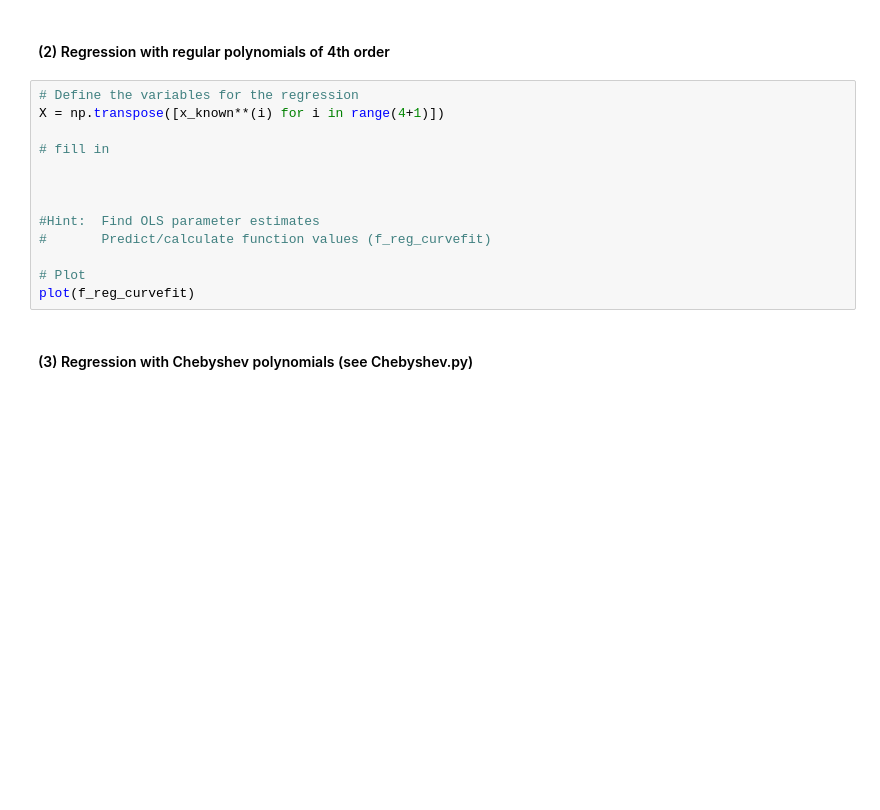
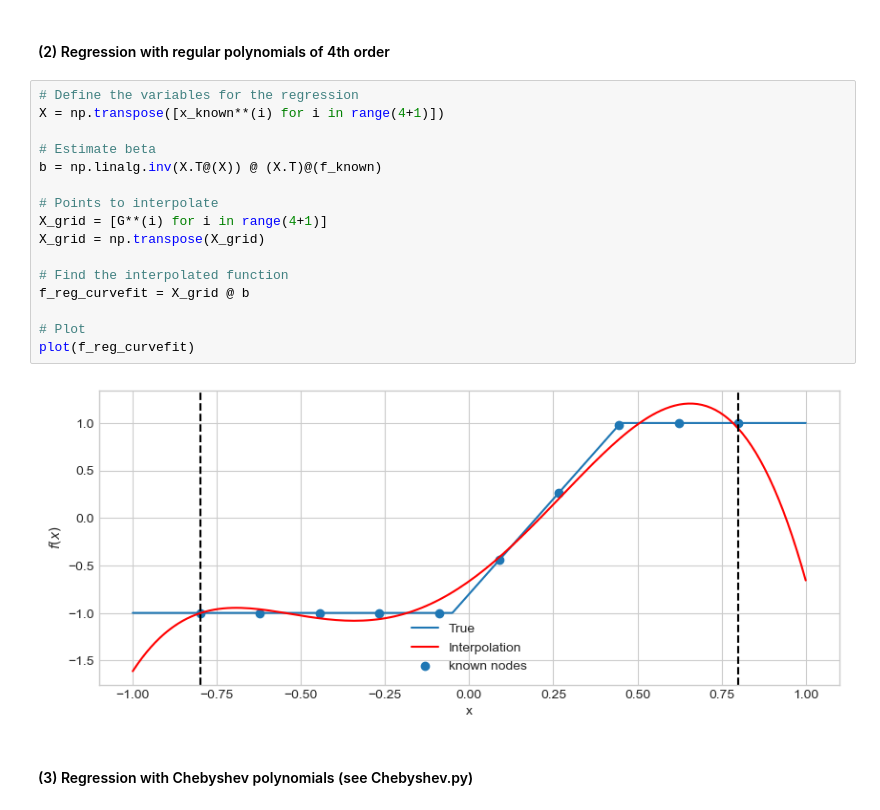
Before and after one commit to juliekrabek123/dp_ucph_new_new, a Jupyter notebook: 1_theory_tools/exercises/ex_ante/08_function_approx.ipynb, the cells around one changed output. Saved outputs shown, nothing was run; the diff lists cells and outputs as text; blank space fills up the shorter version.

```diff
--- a/1_theory_tools/exercises/ex_ante/08_function_approx.ipynb
+++ b/1_theory_tools/exercises/ex_ante/08_function_approx.ipynb
@@ -93,16 +90,21 @@ plot(f_cubicSpine_interp)
 # %%
 # Define the variables for the regression
 X = np.transpose([x_known**(i) for i in range(4+1)])
 
-# fill in
+# Estimate beta
+b = np.linalg.inv(X.T@(X)) @ (X.T)@(f_known)
 
+# Points to interpolate
+X_grid = [G**(i) for i in range(4+1)]
+X_grid = np.transpose(X_grid)
 
-
-#Hint:  Find OLS parameter estimates
-#       Predict/calculate function values (f_reg_curvefit)
+# Find the interpolated function
+f_reg_curvefit = X_grid @ b
 
 # Plot
 plot(f_reg_curvefit)
+# %% [output]
+[figure, added]
 # %% [markdown]
 #### (3) Regression with Chebyshev polynomials (see Chebyshev.py)
 # %%
```
Also changed, not shown: parts of 6 cells of this notebook, 2 other files.
